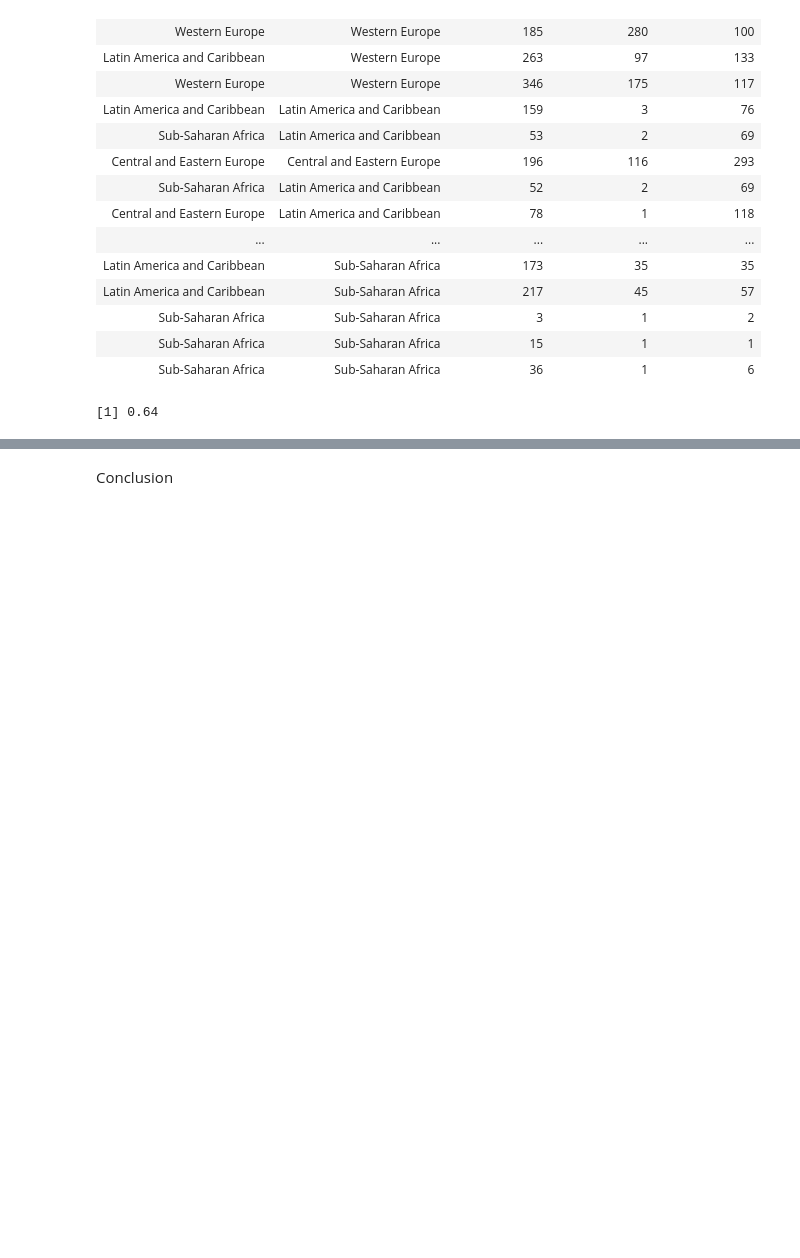
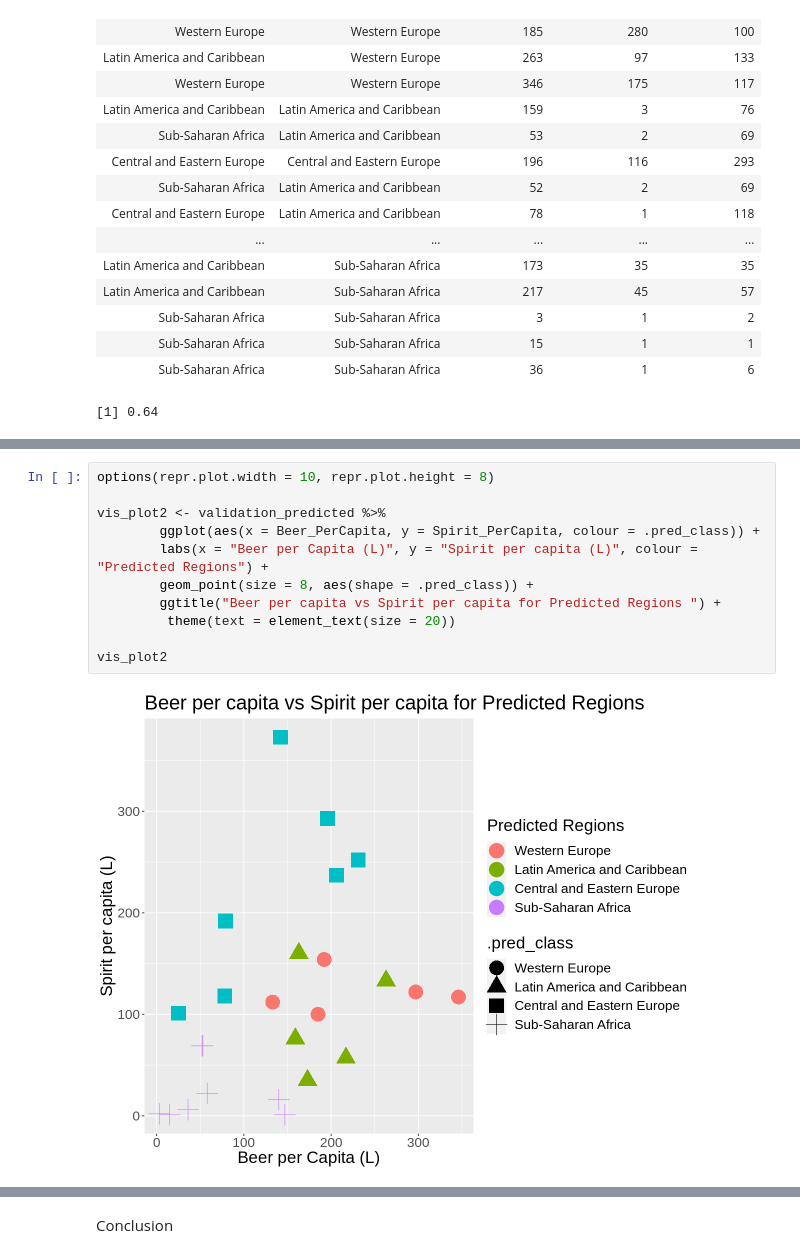
Before and after one commit to chloekim672/007-project-dsci-25-, a Jupyter notebook: dsciprojectfinal.ipynb, the cells around one changed output, grey strips where cells are left out. Saved outputs shown, nothing was run; the diff lists cells and outputs as text; blank space fills up the shorter version.

```diff
--- a/dsciprojectfinal.ipynb
+++ b/dsciprojectfinal.ipynb
@@ -373,0 +378,13 @@ vis_plot
+# %%
+options(repr.plot.width = 10, repr.plot.height = 8)
+
+vis_plot2 <- validation_predicted %>%
+        ggplot(aes(x = Beer_PerCapita, y = Spirit_PerCapita, colour = .pred_class)) +
+        labs(x = "Beer per Capita (L)", y = "Spirit per capita (L)", colour = "Predicted Regions") +
+        geom_point(size = 8, aes(shape = .pred_class)) +
+        ggtitle("Beer per capita vs Spirit per capita for Predicted Regions ") +
+         theme(text = element_text(size = 20))
+
+vis_plot2
+# %% [output]
+[figure, added]
```
Also changed, not shown: parts of 7 cells of this notebook.
